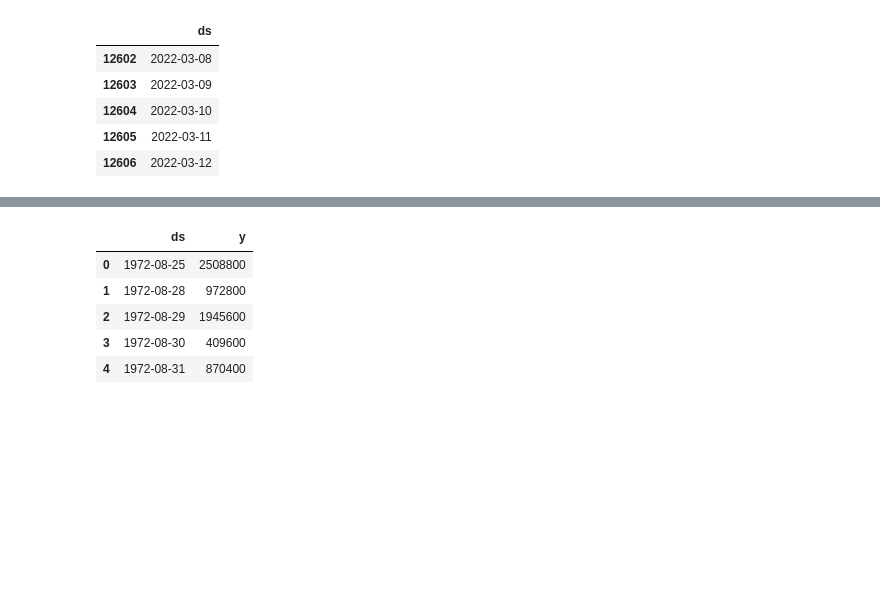
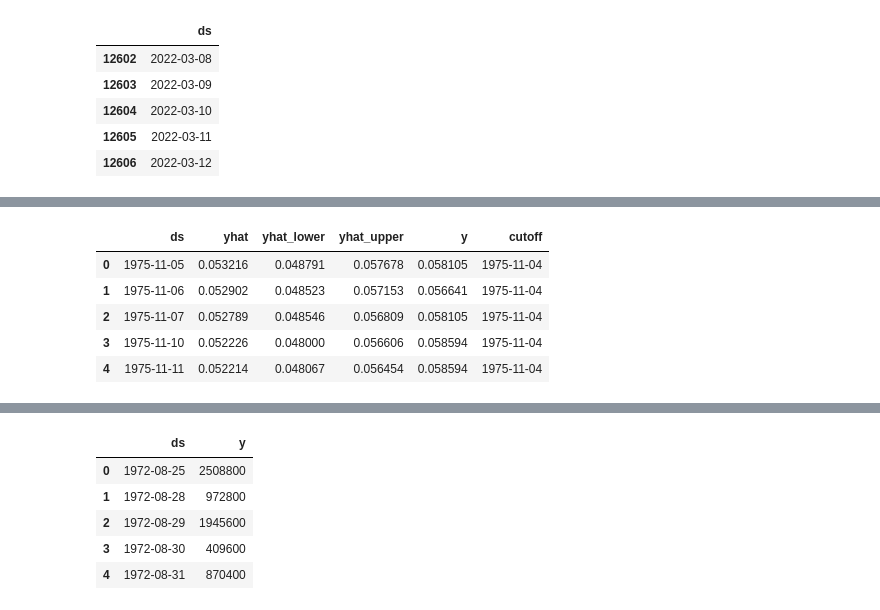
Before and after one commit to beckyydo/retail-machine-learning, a Jupyter notebook: FB Prophet.ipynb, the cells around one changed output, grey strips where cells are left out. Saved outputs shown, nothing was run; the diff lists cells and outputs as text; code cells hidden in the pictures; blank space fills up the shorter version.

```diff
--- a/FB Prophet.ipynb
+++ b/FB Prophet.ipynb
@@ -101,0 +126,5 @@ model.plot_components(predictions)
+# %%
+from fbprophet.diagnostics import cross_validation
+priceCV = cross_validation(model, initial='1095 days', period='180 days', horizon = '365 days')
+priceCV.head()
+# %% [output]
@@ -101,0 +132,6 @@ model.plot_components(predictions)
+|  | ds | yhat | yhat_lower | yhat_upper | y | cutoff |
+| 0 | 1975-11-05 | 0.053216 | 0.048791 | 0.057678 | 0.058105 | 1975-11-04 |
+| 1 | 1975-11-06 | 0.052902 | 0.048523 | 0.057153 | 0.056641 | 1975-11-04 |
+| 2 | 1975-11-07 | 0.052789 | 0.048546 | 0.056809 | 0.058105 | 1975-11-04 |
+| 3 | 1975-11-10 | 0.052226 | 0.048000 | 0.056606 | 0.058594 | 1975-11-04 |
+| 4 | 1975-11-11 | 0.052214 | 0.048067 | 0.056454 | 0.058594 | 1975-11-04 |
```
Also changed, not shown: parts of 15 cells of this notebook.
